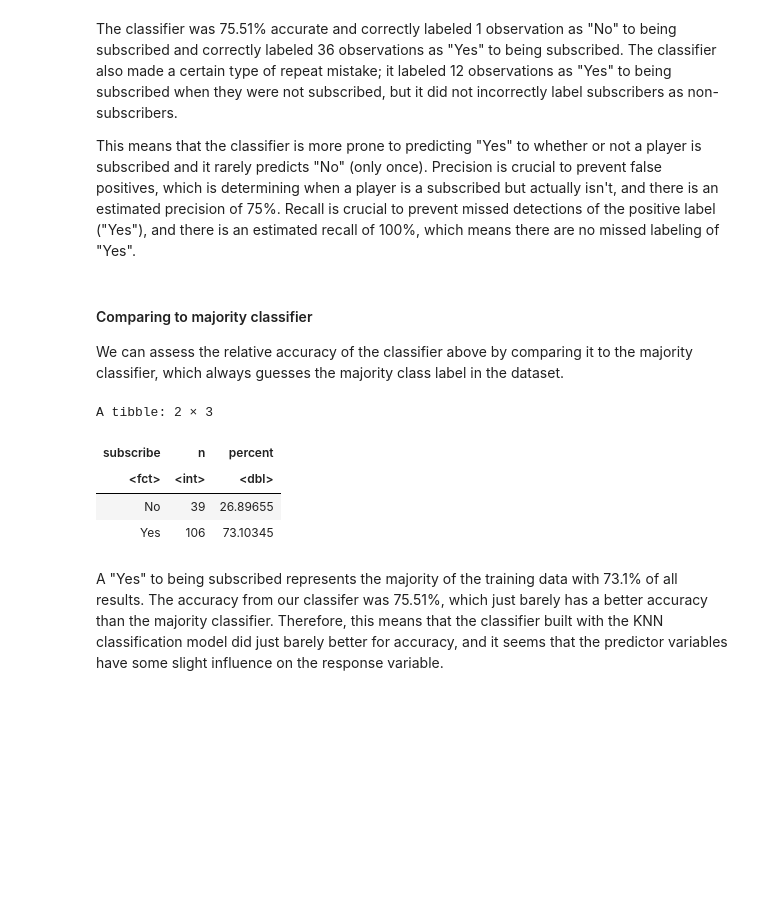
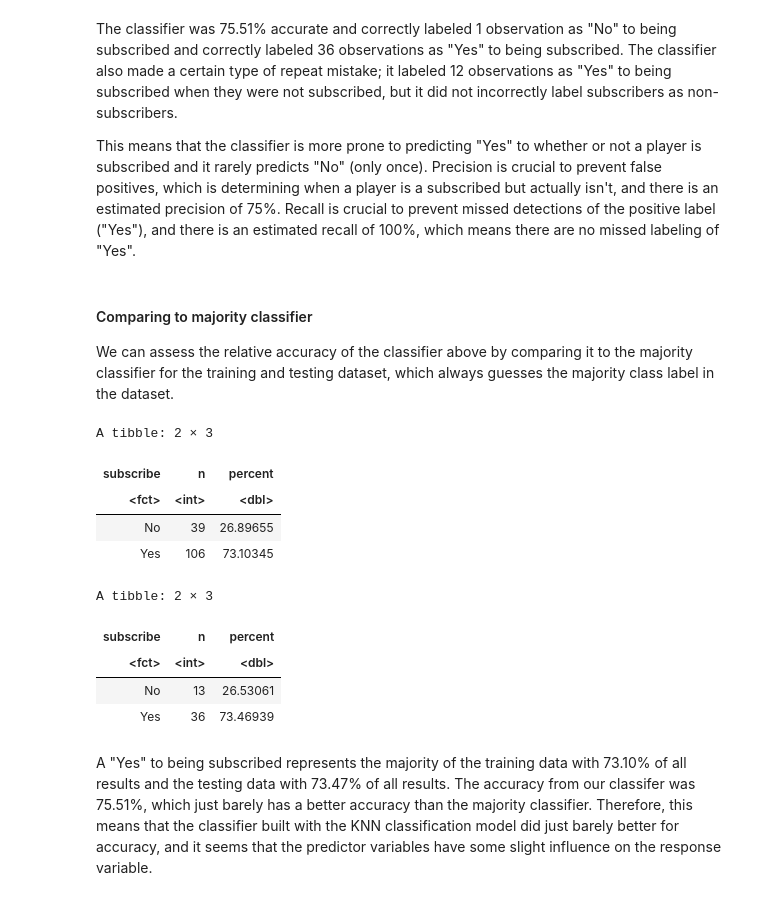
Before and after one commit to gwynnieguo/dsci-100-project, a Jupyter notebook: Final_Report.ipynb, the cells around one changed output. Drawn from its saved outputs; the diff is of its cells as text; code cells hidden in the pictures; blank space fills up the shorter version.

```diff
--- a/Final_Report.ipynb
+++ b/Final_Report.ipynb
@@ -313,22 +312,34 @@ This means that the classifier is more prone to predicting "Yes" to whether or n
 # %% [markdown]
 #### Comparing to majority classifier
 
-We can assess the relative accuracy of the classifier above by comparing it to the majority classifier, which always guesses the majority class label in the dataset.
+We can assess the relative accuracy of the classifier above by comparing it to the majority classifier for the training and testing dataset, which always guesses the majority class label in the dataset.
 # %%
 players_proportions <- players_train |>
     group_by(subscribe) |>
     summarize(n = n()) |>
     mutate(percent = 100*n/nrow(players_train))
 
-players_proportions
+players_proportions #training proportions
+
+players_proportions_test <- players_test |>
+    group_by(subscribe) |>
+    summarize(n = n()) |>
+    mutate(percent = 100*n/nrow(players_test))
+
+players_proportions_test #testing proportions
 # %% [output]
 A tibble: 2 × 3
 | subscribe | n | percent |
 | <fct> | <int> | <dbl> |
 | No | 39 | 26.89655 |
 | Yes | 106 | 73.10345 |
+A tibble: 2 × 3
+| subscribe | n | percent |
+| <fct> | <int> | <dbl> |
+| No | 13 | 26.53061 |
+| Yes | 36 | 73.46939 |
 # %% [markdown]
-A "Yes" to being subscribed represents the majority of the training data with 73.1% of all results. The accuracy from our classifer was 75.51%, which just barely has a better accuracy than the majority classifier. Therefore, this means that the classifier built with the KNN classification model did just barely better for accuracy, and it seems that the predictor variables have some slight influence on the response variable.
+A "Yes" to being subscribed represents the majority of the training data with 73.10% of all results and the testing data with 73.47% of all results. The accuracy from our classifer was 75.51%, which just barely has a better accuracy than the majority classifier. Therefore, this means that the classifier built with the KNN classification model did just barely better for accuracy, and it seems that the predictor variables have some slight influence on the response variable.
 # %% [markdown]
 ## Discussion
 
```
Also changed, not shown: parts of 7 cells of this notebook.
